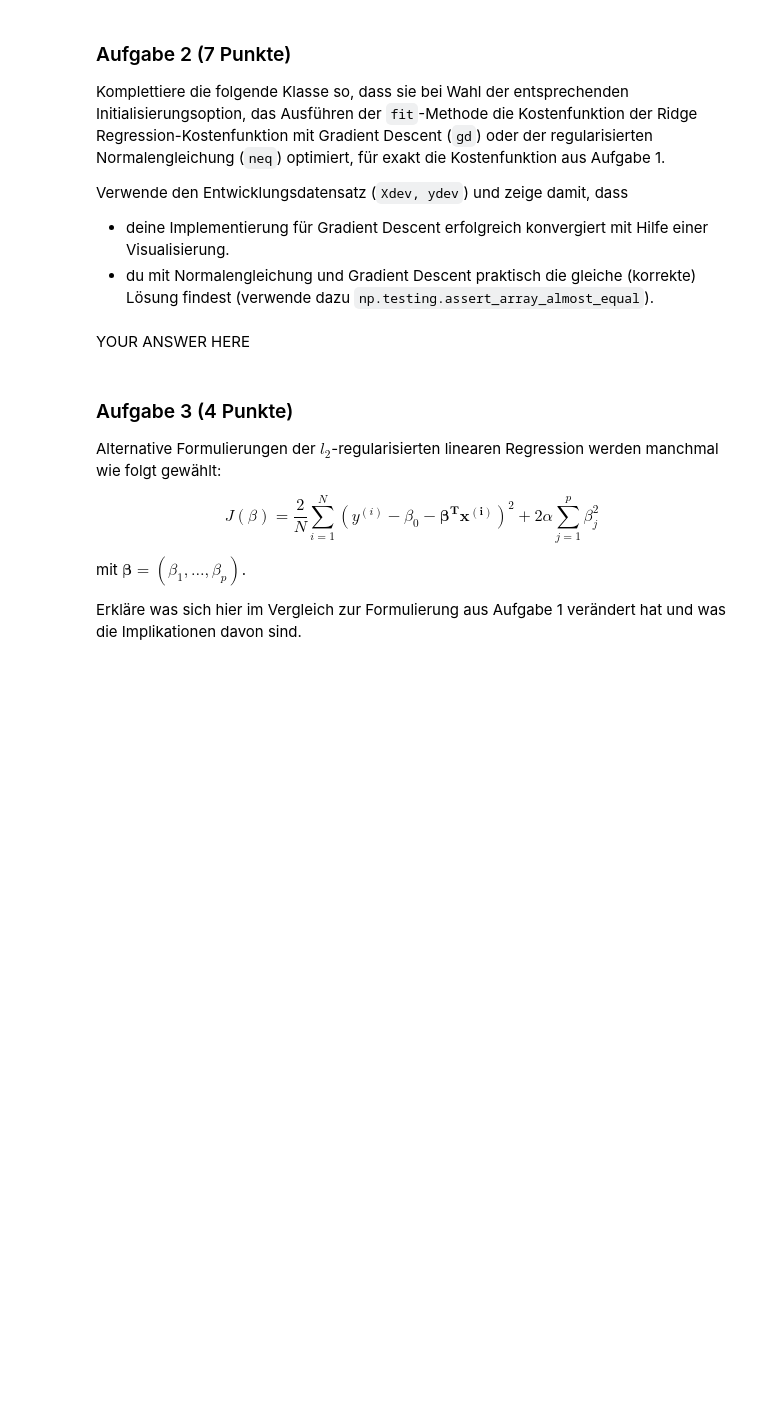
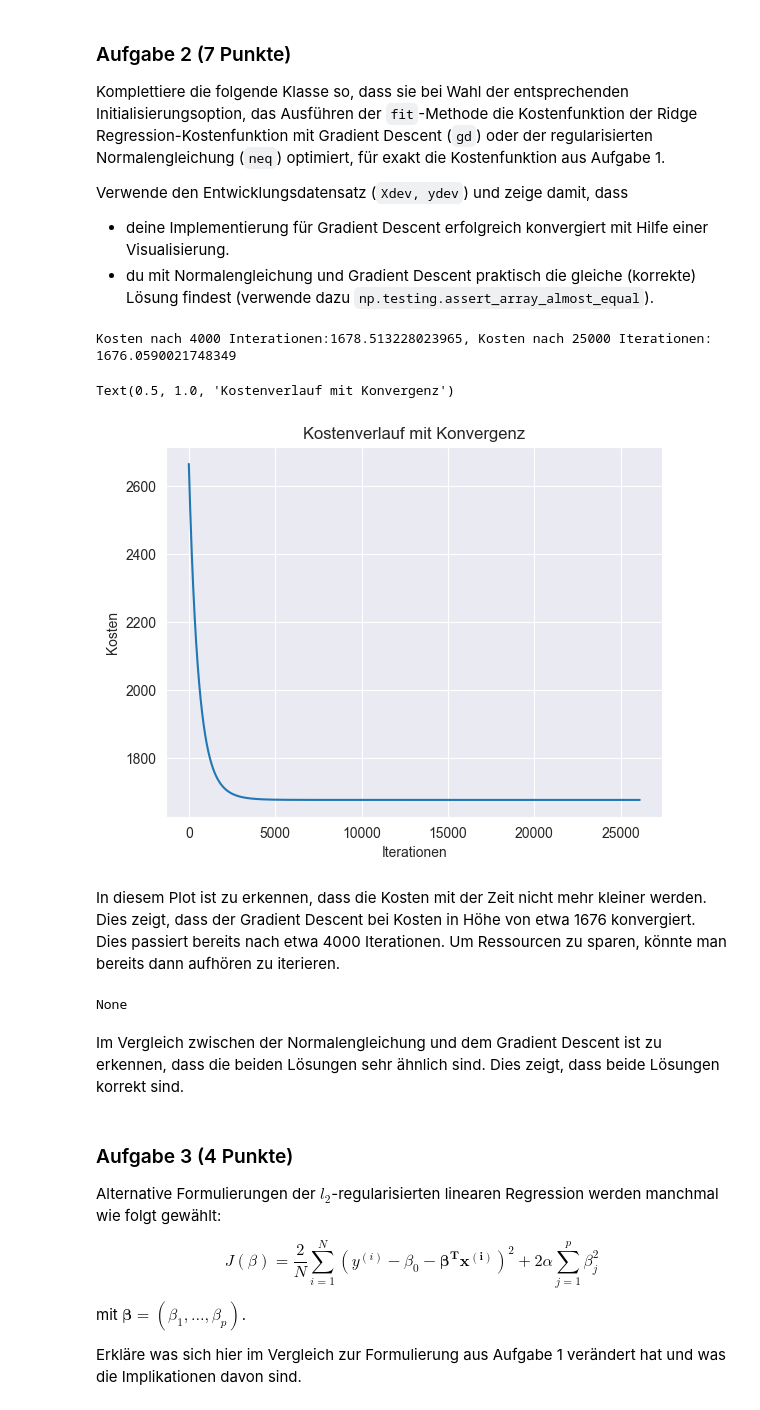
Before and after one commit to staldenhoefler/gml_mc1, a Jupyter notebook: gml_minichallenge_1/gml_minichallenge_1-checkpoint.ipynb, the cells around one changed output. Cells and saved outputs as stored; diff of their text form; code cells hidden in the pictures; blank space fills up the shorter version.

```diff
--- a/gml_minichallenge_1/gml_minichallenge_1-checkpoint.ipynb
+++ b/gml_minichallenge_1/gml_minichallenge_1-checkpoint.ipynb
@@ -269,5 +334,26 @@ raise NotImplementedError()
-# %% [markdown]
-YOUR ANSWER HERE
+# %%
+import matplotlib.pyplot as plt
+ridge = RidgeRegression(opt_method='gd', alpha=0.8, eta=0.0003, maxsteps=100000, eps=0.000000001)
+ridge.fit(Xdev, ydev)
+plt.plot(ridge.costs_)
+print(f'Kosten nach 4000 Interationen:{ridge.costs_[4000]}, Kosten nach 25000 Iterationen: {ridge.costs_[25000]}')
+plt.ylabel('Kosten')
+plt.xlabel('Iterationen')
+plt.title('Kostenverlauf mit Konvergenz')
+# %% [output]
+Kosten nach 4000 Interationen:1678.513228023965, Kosten nach 25000 Iterationen: 1676.0590021748349
+Text(0.5, 1.0, 'Kostenverlauf mit Konvergenz')
+[figure, added]
+# %% [markdown]
+In diesem Plot ist zu erkennen, dass die Kosten mit der Zeit nicht mehr kleiner werden. Dies zeigt, dass der Gradient Descent bei Kosten in Höhe von etwa 1676 konvergiert. Dies passiert bereits nach etwa 4000 Iterationen. Um Ressourcen zu sparen, könnte man bereits dann aufhören zu iterieren.
+# %%
+ridgeNeq = RidgeRegression(opt_method='neq', alpha=0.8, eta=0.01, maxsteps=100, eps=0.0000001)
+ridgeNeq.fit(Xdev, ydev)
+print(np.testing.assert_array_almost_equal(ridge.beta_, ridgeNeq.beta_, decimal=6))
+# %% [output]
+None
+# %% [markdown]
+Im Vergleich zwischen der Normalengleichung und dem Gradient Descent ist zu erkennen, dass die beiden Lösungen sehr ähnlich sind. Dies zeigt, dass beide Lösungen korrekt sind.
 # %% [markdown]
 ### Aufgabe 3 (4 Punkte)
 
```
Also changed, not shown: parts of 84 cells of this notebook.
